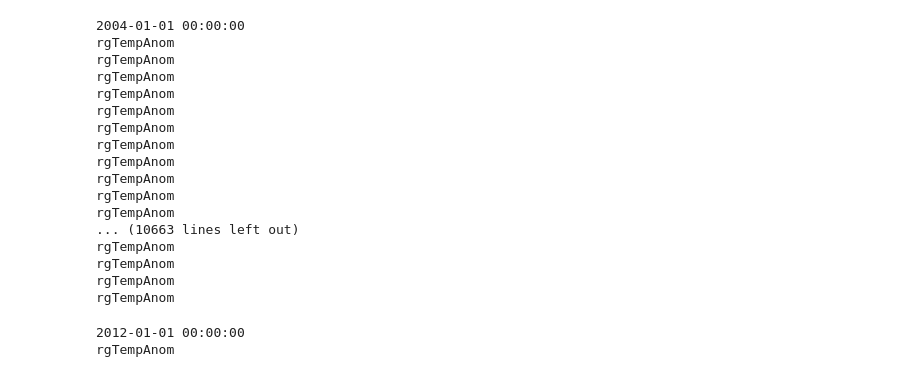
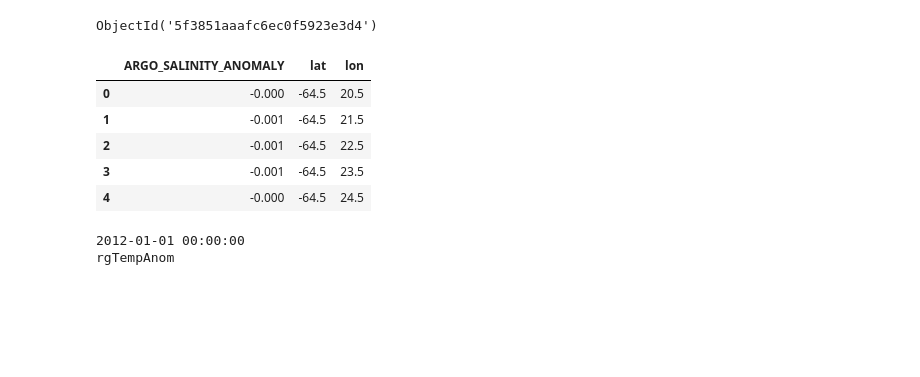
Before and after one commit to tylertucker202/argo-database, a Jupyter notebook: gridding/RG-to-db.ipynb, the cells around one changed output. Drawn from its saved outputs; the diff is of its cells as text; code cells hidden in the pictures; blank space fills up the shorter version.

```diff
--- a/gridding/RG-to-db.ipynb
+++ b/gridding/RG-to-db.ipynb
@@ -134,26 +130,37 @@ rgTempTotal
 # %%
-anomColl = create_collection(dbName='argo', collectionName='rgTempAnom')
-anomColl.drop()
+anomColl = create_collection(dbName='argo', collectionName=gridName)
+#anomColl.drop()
 insert_pres_time_grid(rgDataArray, anomColl, param, measurement, gridName, units,
                           dataVariable, insertOne=False)
-# %% [output]
-2004-01-01 00:00:00
-rgTempAnom
-rgTempAnom
-rgTempAnom
-rgTempAnom
-rgTempAnom
-rgTempAnom
-rgTempAnom
-rgTempAnom
-rgTempAnom
-rgTempAnom
-rgTempAnom
-... (10663 lines left out)
-rgTempAnom
-rgTempAnom
-rgTempAnom
-rgTempAnom
+# %%
+totalColl = create_collection(dbName='argo', collectionName='rgPsalTotal')
+#totalColl.drop()
+insert_pres_time_grid(rgDataArray, totalColl, 'total', measurement, 'rgPsalTotal', units,
+                          'total', insertOne=False, meanDf=meanDf)
+# %%
+#fixes value renaming
+cursor = totalColl.find()
+
+for doc in cursor:
+    #pdb.set_trace()
+    #print(doc['pres'])
+    df = pd.DataFrame(doc['data'])
+    df = df.rename(columns={'ARGO_SALINITY_ANOMALY': 'value'})
+    doc['data'] = df.to_dict(orient='records')
+    totalColl.replace_one({'_id': doc['_id']}, doc)
+# %%
+doc['_id']
+# %% [output]
+ObjectId('5f3851aaafc6ec0f5923e3d4')
+# %%
+df.rename(columns={'ARGO_SALINITY_ANOMALY':'value'})
+# %% [output]
+|  | ARGO_SALINITY_ANOMALY | lat | lon |
+| 0 | -0.000 | -64.5 | 20.5 |
+| 1 | -0.001 | -64.5 | 21.5 |
+| 2 | -0.001 | -64.5 | 22.5 |
+| 3 | -0.001 | -64.5 | 23.5 |
+| 4 | -0.000 | -64.5 | 24.5 |
 # %%
 # make for express testing
 testColl = create_collection(dbName='argo-express-test', collectionName='rgTempAnom')
```
Also changed, not shown: parts of 10 cells of this notebook, 5 other files.
